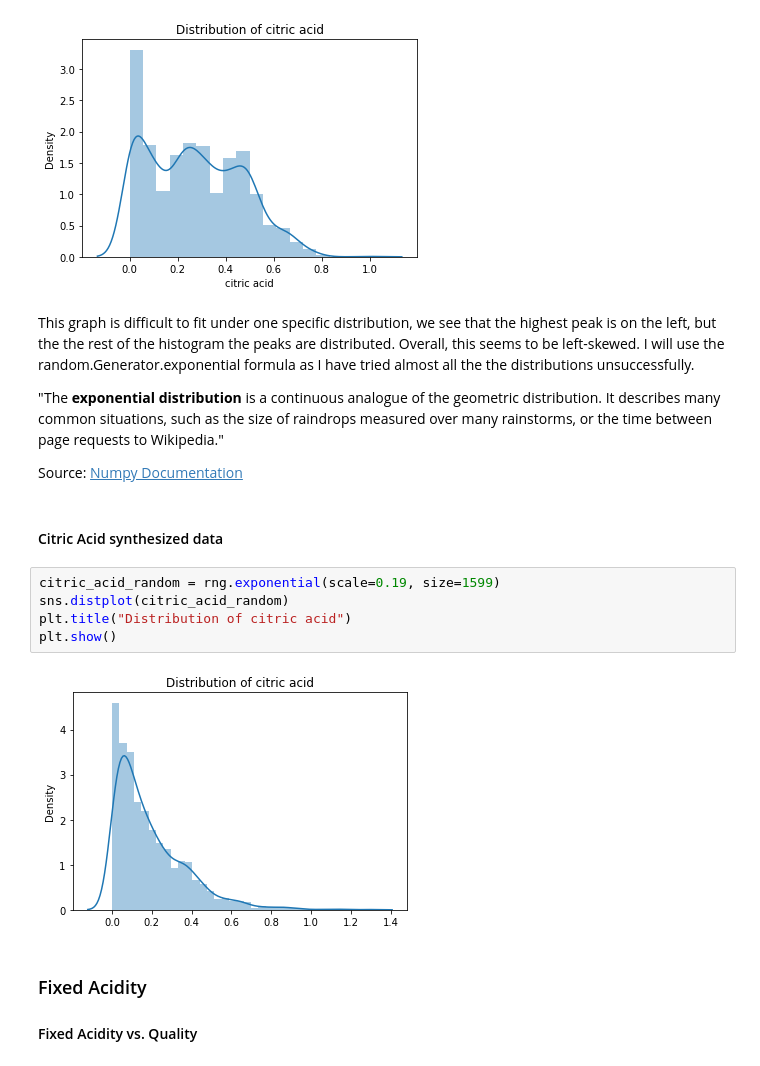
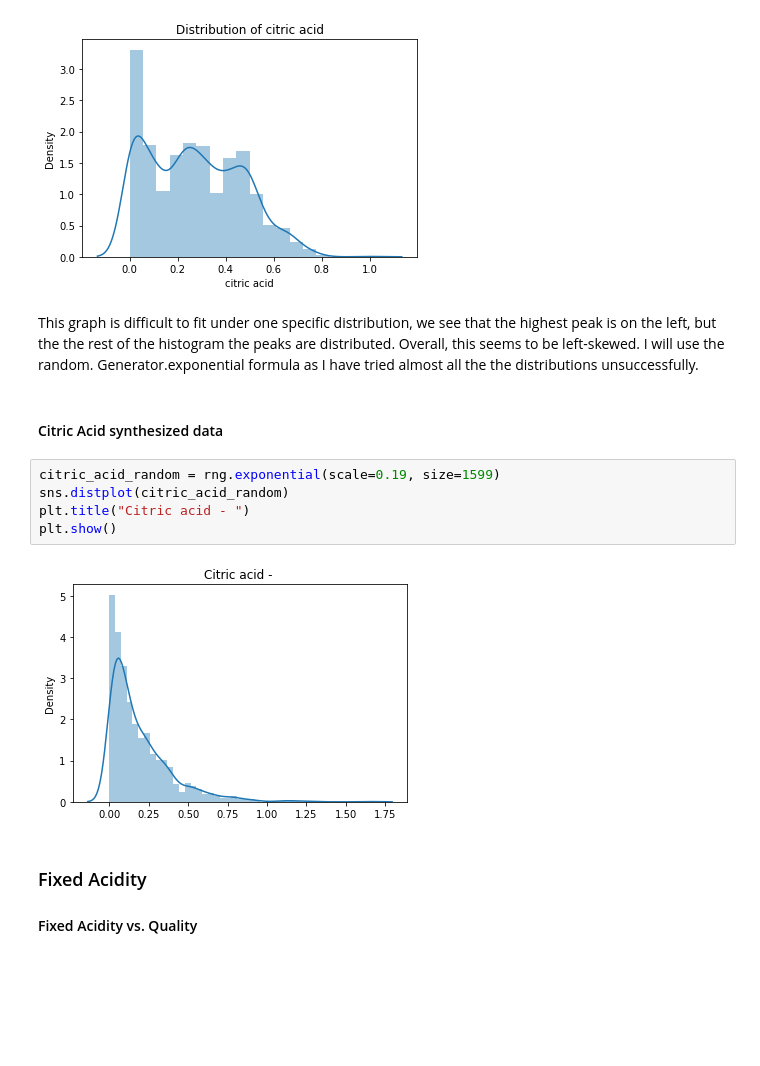
Before and after one commit to LaisColetta/PdDA_Assignment, a Jupyter notebook: PdDA_Assignment.ipynb, the cells around one changed output. Cells and saved outputs as stored; diff of their text form; blank space fills up the shorter version.

```diff
--- a/PdDA_Assignment.ipynb
+++ b/PdDA_Assignment.ipynb
@@ -465,21 +472,17 @@ plt.title("Distribution of citric acid")
 plt.show()
 # %% [output]
 [figure]
-# %% [markdown]
-This graph is difficult to fit under one specific distribution, we see that the highest peak is on the left, but the the rest of the histogram the peaks are distributed. Overall, this seems to be left-skewed. I will use the random.Generator.exponential formula as I have tried almost all the the distributions unsuccessfully.
-
-"The <b>exponential distribution</b> is a continuous analogue of the geometric distribution. It describes many common situations, such as the size of raindrops measured over many rainstorms, or the time between page requests to Wikipedia."
-
-Source: [Numpy Documentation](https://numpy.org/doc/stable/reference/random/generated/numpy.random.Generator.integers.html?highlight=numpy%20random%20randomstate%20f)
-# %% [markdown]
-#### Citric Acid synthesized data
-# %%
-citric_acid_random = rng.exponential(scale=0.19, size=1599)
-sns.distplot(citric_acid_random)
-plt.title("Distribution of citric acid")
-plt.show()
-# %% [output]
-[figure, removed]
+# %% [markdown]
+This graph is difficult to fit under one specific distribution, we see that the highest peak is on the left, but the the rest of the histogram the peaks are distributed. Overall, this seems to be left-skewed. I will use the random. Generator.exponential formula as I have tried almost all the the distributions unsuccessfully.
+# %% [markdown]
+#### Citric Acid synthesized data
+# %%
+citric_acid_random = rng.exponential(scale=0.19, size=1599)
+sns.distplot(citric_acid_random)
+plt.title("Citric acid - ")
+plt.show()
+# %% [output]
+[figure, added]
 # %% [markdown]
 ### Fixed Acidity
 
```
Also changed, not shown: parts of 50 cells of this notebook.
